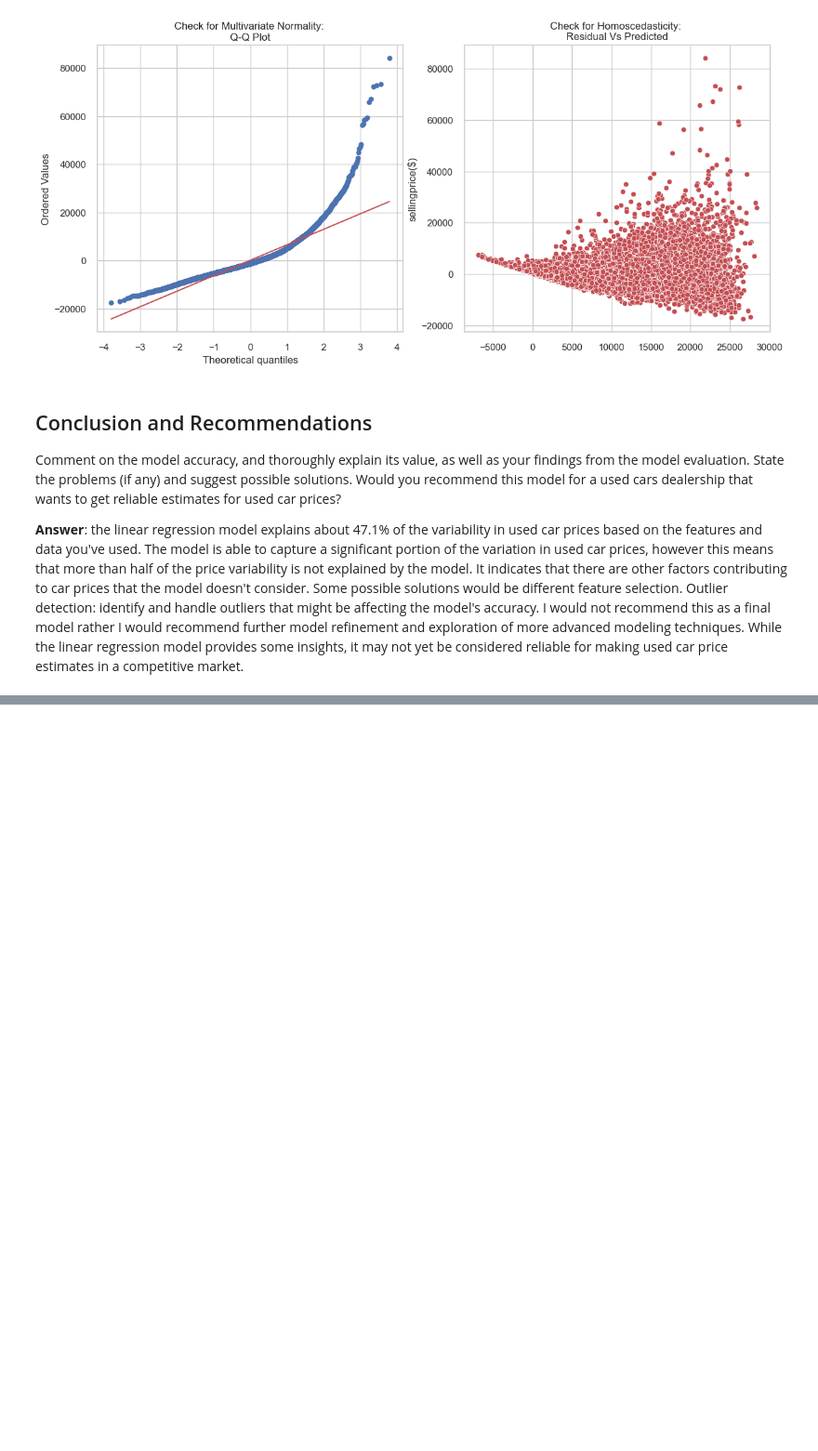
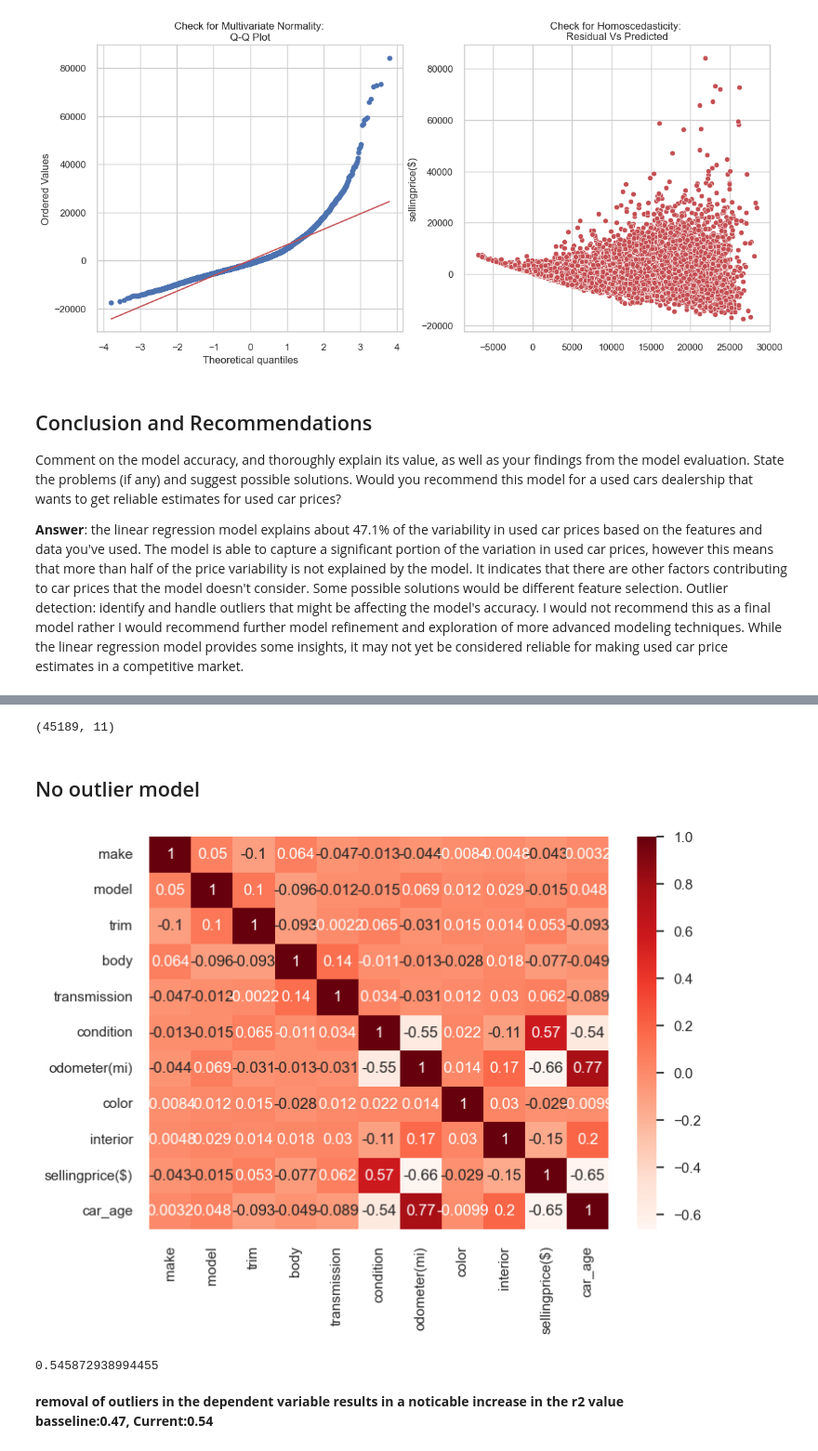
Before and after one commit to ahmedElshihy2002/myFirstRepo, a Jupyter notebook: Regression_Mini-Project.ipynb, the cells around one changed output, grey strips where cells are left out. Shown at 93% size. Drawn from its saved outputs; the diff is of its cells as text; code cells hidden in the pictures; blank space fills up the shorter version.

```diff
--- a/Regression_Mini-Project.ipynb
+++ b/Regression_Mini-Project.ipynb
@@ -771,0 +842,6 @@ Some possible solutions would be different feature selection. Outlier detection:
+# %%
+noOutlier_df.shape
+# %% [output]
+(45189, 11)
+# %% [markdown]
+## No outlier model
@@ -771,0 +903,5 @@ Some possible solutions would be different feature selection. Outlier detection:
+# %%
+sns.heatmap(df_encoded.corr(), annot=True, cmap='Reds');
+# new conclusion: smoking is highly correlated with insurance charges
+# %% [output]
+[figure, added]
@@ -771,0 +921,9 @@ Some possible solutions would be different feature selection. Outlier detection:
+# %%
+#model evaluation
+
+lin_reg.score(X_test, y_test)
+# %% [output]
+0.545872938994455
+# %% [markdown]
+**removal of outliers in the dependent variable results in a noticable increase in the r2 value <br>**
+**basseline:0.47, Current:0.54**
```
Also changed, not shown: parts of 13 cells of this notebook.
